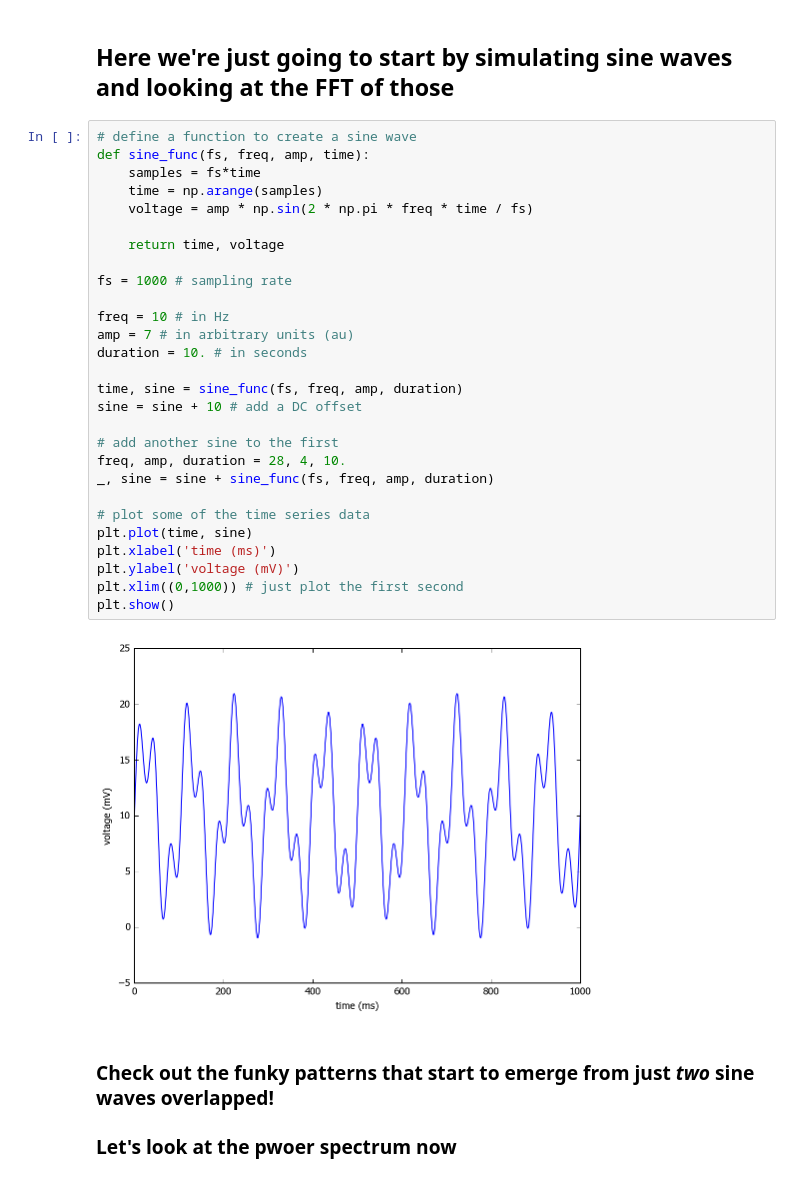
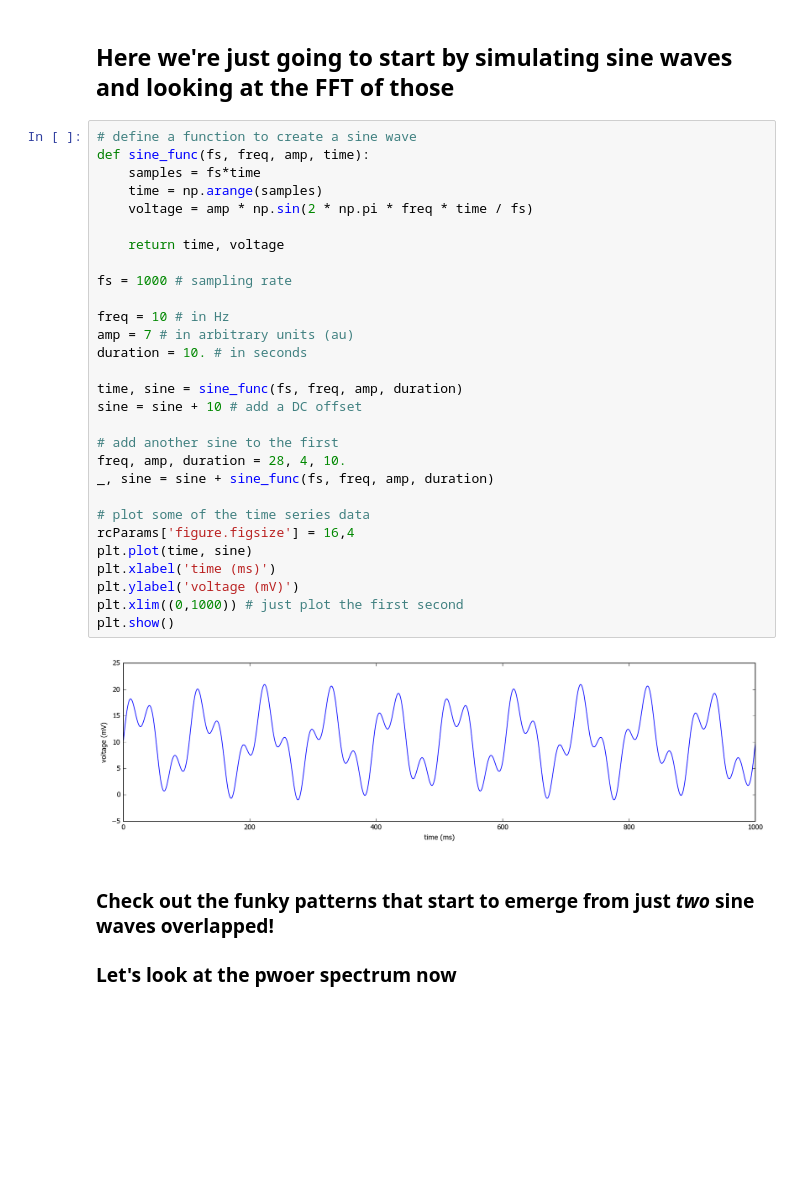
Before and after one commit to Aimee-Flores/COGS280, a Jupyter notebook: COGS 280 - Basic Spectral Analysis.ipynb, the cells around one changed output. Drawn from its saved outputs; the diff is of its cells as text; blank space fills up the shorter version.

```diff
--- a/COGS 280 - Basic Spectral Analysis.ipynb
+++ b/COGS 280 - Basic Spectral Analysis.ipynb
@@ -28,33 +31,34 @@ The autoreload extension is already loaded. To reload it, use:
 # %%
 # define a function to create a sine wave
 def sine_func(fs, freq, amp, time):
     samples = fs*time
     time = np.arange(samples)
     voltage = amp * np.sin(2 * np.pi * freq * time / fs)
 
     return time, voltage
 
 fs = 1000 # sampling rate
 
 freq = 10 # in Hz
 amp = 7 # in arbitrary units (au)
 duration = 10. # in seconds
 
 time, sine = sine_func(fs, freq, amp, duration)
 sine = sine + 10 # add a DC offset
 
 # add another sine to the first
 freq, amp, duration = 28, 4, 10.
 _, sine = sine + sine_func(fs, freq, amp, duration)
 
 # plot some of the time series data
+rcParams['figure.figsize'] = 16,4
 plt.plot(time, sine)
 plt.xlabel('time (ms)')
 plt.ylabel('voltage (mV)')
 plt.xlim((0,1000)) # just plot the first second
 plt.show()
 # %% [output]
-[figure, old version]
+[figure, new version]
 # %% [markdown]
 ### Check out the funky patterns that start to emerge from just _two_ sine waves overlapped!
 
```
Also changed, not shown: parts of 22 cells of this notebook, 1 other file.
